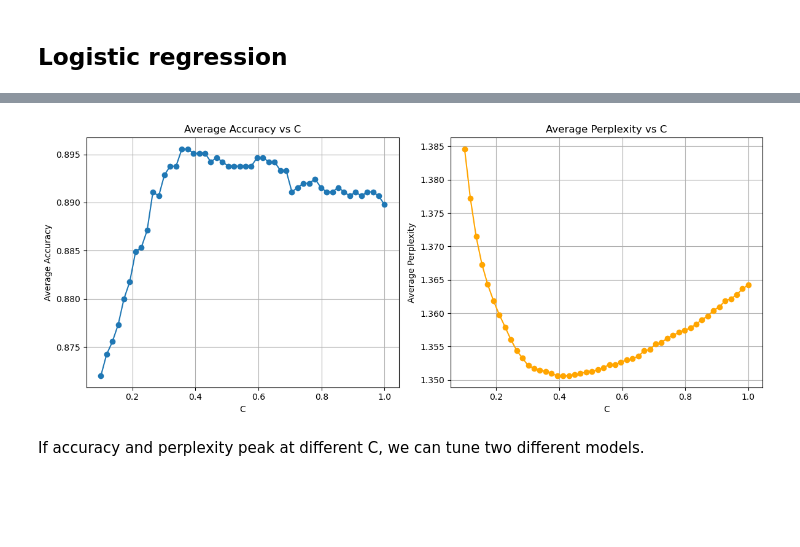
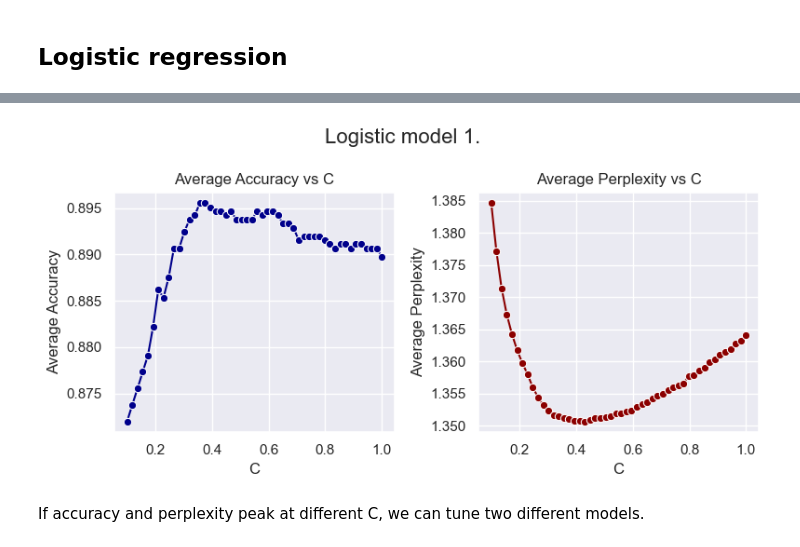
Before and after one commit to em-t/ATM4171-term-project, a Jupyter notebook: notebooks/individual_categories/logReg_testing.ipynb, the cells around one changed output, grey strips where cells are left out. Cells and saved outputs as stored; diff of their text form; code cells hidden in the pictures; blank space fills up the shorter version.

```diff
--- a/notebooks/individual_categories/logReg_testing.ipynb
+++ b/notebooks/individual_categories/logReg_testing.ipynb
@@ -80,24 +80,28 @@ Best C: 0.3571 with Average Accuracy: 0.8956 and Average Perplexity: 1.3512
 # %%
-#plotting the accuracy and perplexity against C
+import numpy as np
 import matplotlib.pyplot as plt
+import seaborn as sns
 
-plt.figure(figsize=(12, 5))
-plt.subplot(1, 2, 1)
-plt.plot(np.linspace(0.1, 1.0, 50), mean_c_accuracies, marker='o')
-plt.title('Average Accuracy vs C')
-plt.xlabel('C')
-plt.ylabel('Average Accuracy')
-plt.grid()
-plt.subplot(1, 2, 2)
-plt.plot(np.linspace(0.1, 1.0, 50), mean_c_perplexities, marker='o', color='orange')
-plt.title('Average Perplexity vs C')
-plt.xlabel('C')
-plt.ylabel('Average Perplexity')
-plt.grid()
+sns.set_theme()
+
+C = np.linspace(0.1, 1.0, 50)
+
+fig, ax = plt.subplots(1, 2, figsize=(8, 4))
+
+sns.lineplot(x=C, y=mean_c_accuracies, marker="o", color='darkblue', ax=ax[0])
+ax[0].set(title="Average Accuracy vs C", xlabel="C", ylabel="Average Accuracy")
+
+sns.lineplot(x=C, y=mean_c_perplexities, marker="o",color='darkred', ax=ax[1])
+ax[1].set(title="Average Perplexity vs C", xlabel="C", ylabel="Average Perplexity")
+
+plt.suptitle("Logistic model 1.", fontsize=16)
 plt.tight_layout()
 plt.show()
+
+#Default matplotlib theme
+plt.style.use('default')
 # %% [output]
-[figure, old version]
+[figure, new version]
 # %% [markdown]
 If accuracy and perplexity peak at different C, we can tune two different models.
 # %%
```
Also changed, not shown: parts of 14 cells of this notebook, 6 other files.
